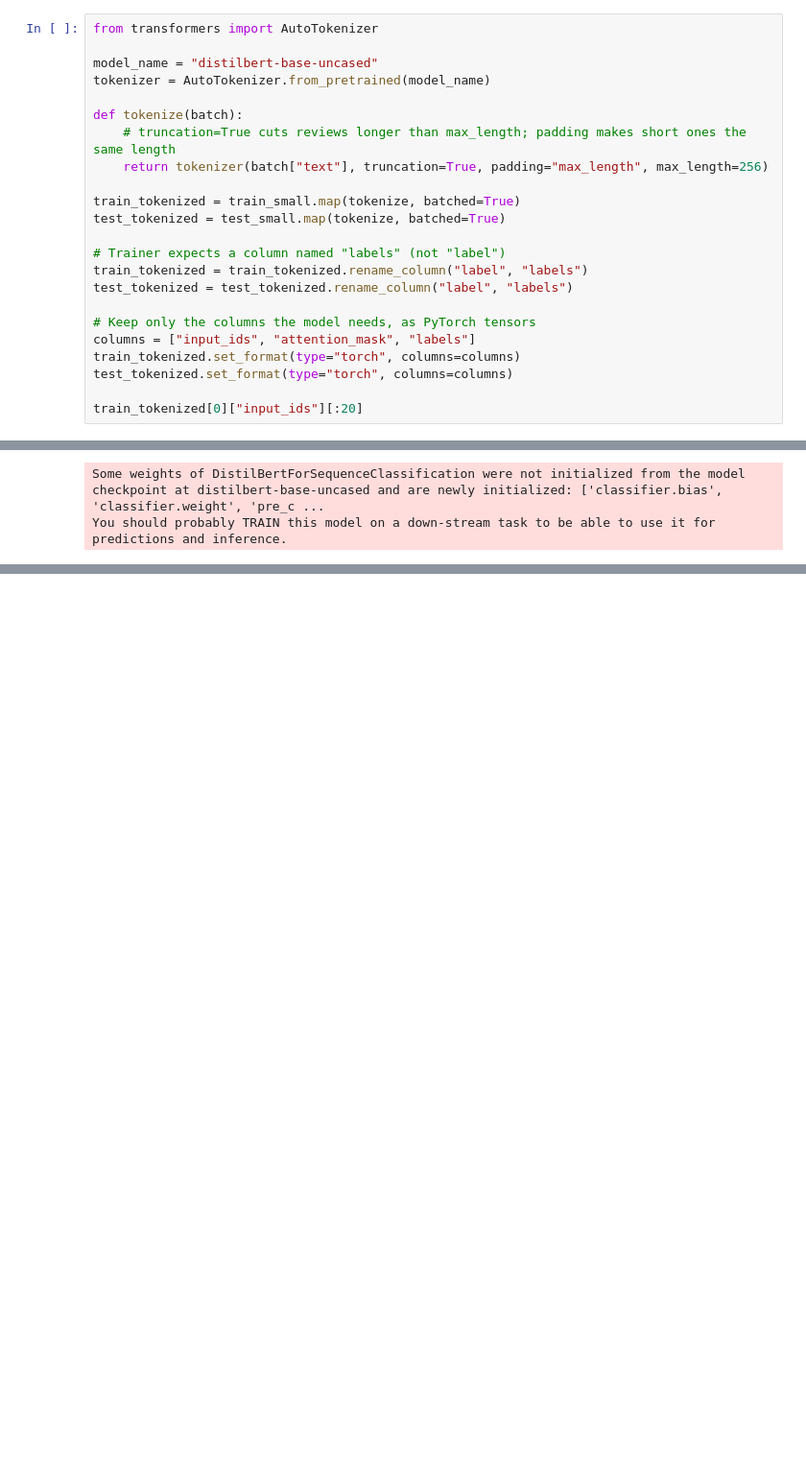
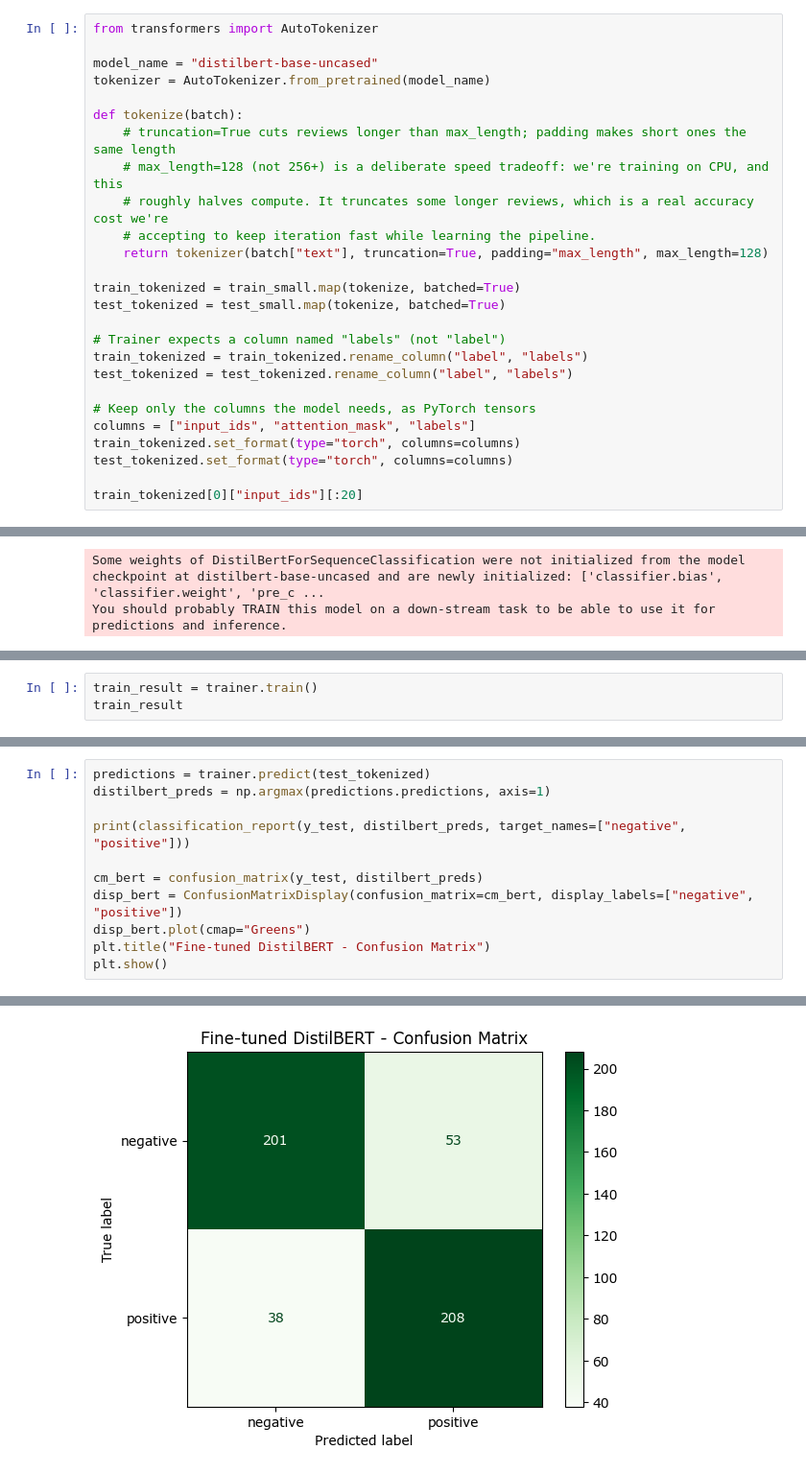
Before and after one commit to reema-s1/sentiment-finetune, a Jupyter notebook: sentiment_classification.ipynb, the cells around one changed output, grey strips where cells are left out. Shown at 96% size. Saved outputs shown, nothing was run; the diff lists cells and outputs as text; blank space fills up the shorter version.

Commit message:
Fine-tune DistilBERT, evaluate it, and compare against baseline with error analysis

```diff
--- a/sentiment_classification.ipynb
+++ b/sentiment_classification.ipynb
@@ -140,7 +140,10 @@ tokenizer = AutoTokenizer.from_pretrained(model_name)
 
 def tokenize(batch):
     # truncation=True cuts reviews longer than max_length; padding makes short ones the same length
-    return tokenizer(batch["text"], truncation=True, padding="max_length", max_length=256)
+    # max_length=128 (not 256+) is a deliberate speed tradeoff: we're training on CPU, and this
+    # roughly halves compute. It truncates some longer reviews, which is a real accuracy cost we're
+    # accepting to keep iteration fast while learning the pipeline.
+    return tokenizer(batch["text"], truncation=True, padding="max_length", max_length=128)
 
 train_tokenized = train_small.map(tokenize, batched=True)
 test_tokenized = test_small.map(tokenize, batched=True)
@@ -201,0 +209,3 @@ You should probably TRAIN this model on a down-stream task to be able to use it
+# %%
+train_result = trainer.train()
+train_result
@@ -201,0 +222,12 @@ You should probably TRAIN this model on a down-stream task to be able to use it
+# %%
+predictions = trainer.predict(test_tokenized)
+distilbert_preds = np.argmax(predictions.predictions, axis=1)
+
+print(classification_report(y_test, distilbert_preds, target_names=["negative", "positive"]))
+
+cm_bert = confusion_matrix(y_test, distilbert_preds)
+disp_bert = ConfusionMatrixDisplay(confusion_matrix=cm_bert, display_labels=["negative", "positive"])
+disp_bert.plot(cmap="Greens")
+plt.title("Fine-tuned DistilBERT - Confusion Matrix")
+plt.show()
+# %% [output]
@@ -201,0 +243 @@ You should probably TRAIN this model on a down-stream task to be able to use it
+[figure, added]
```
Also changed, not shown: parts of 9 cells of this notebook.
